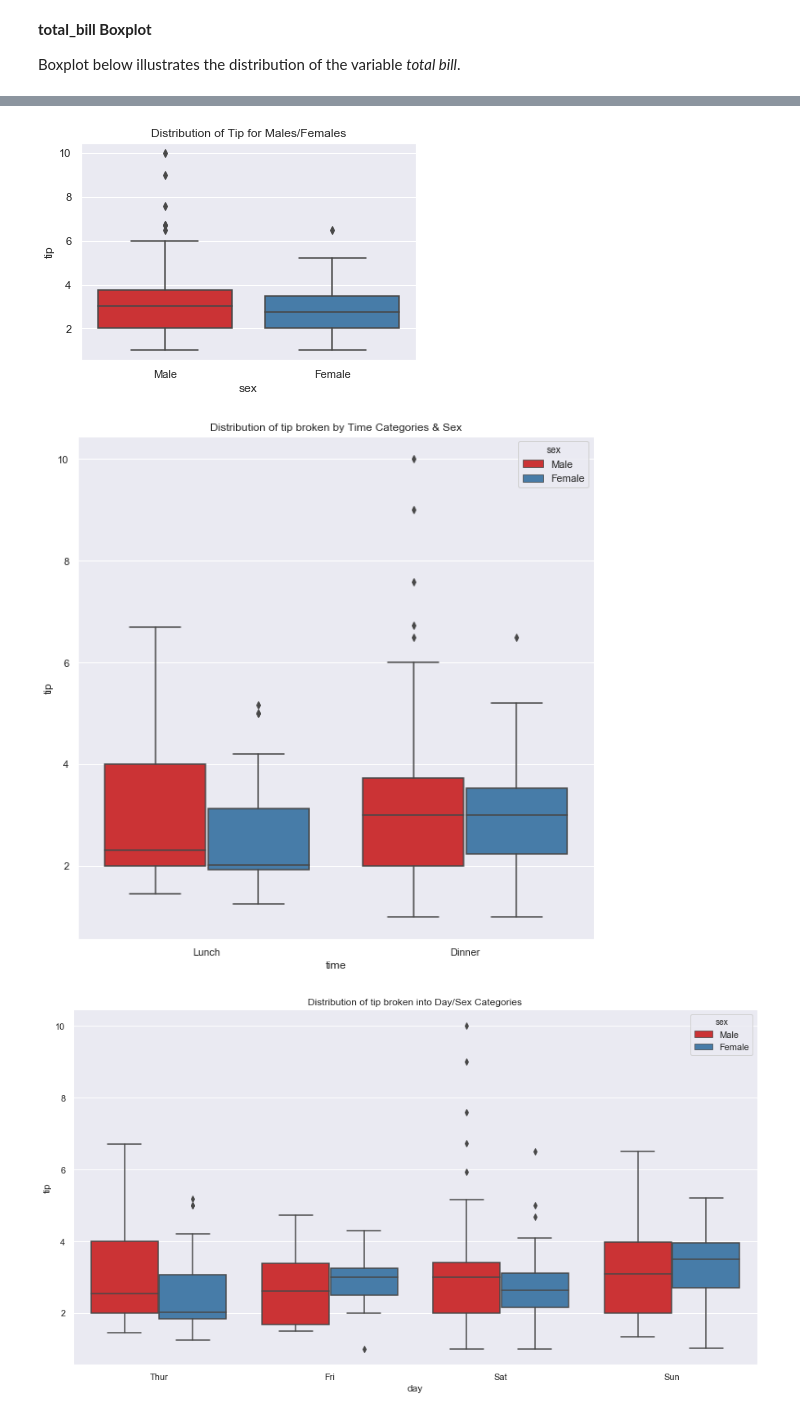
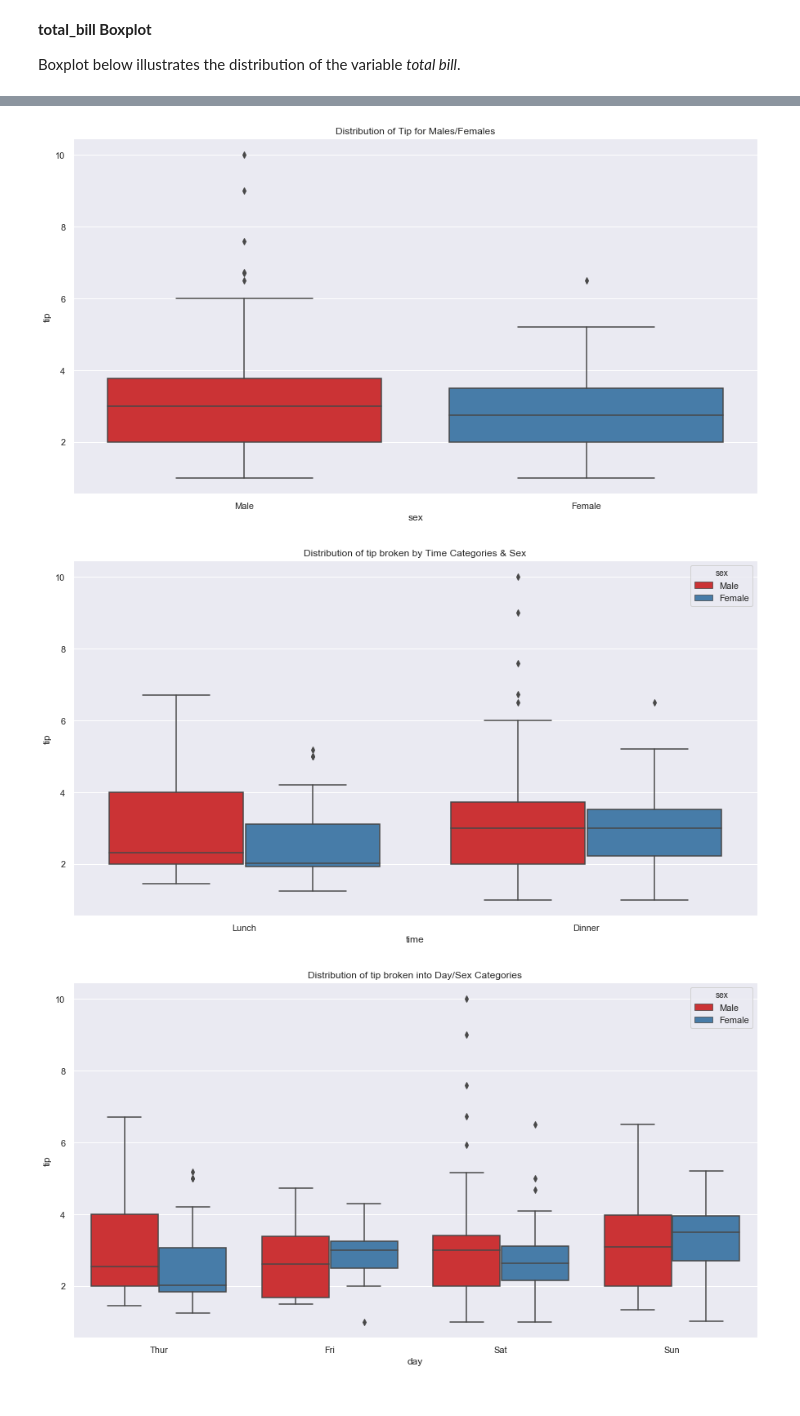
Before and after one commit to edelcorcoran/FDA-Project, a Jupyter notebook: Tips.ipynb, the cells around one changed output, grey strips where cells are left out. Drawn from its saved outputs; the diff is of its cells as text; code cells hidden in the pictures.

```diff
--- a/Tips.ipynb
+++ b/Tips.ipynb
@@ -335,18 +340,21 @@ ax = sns.boxplot(x=tips["tip"]).set_title("Distribution of total_bill")
 # %%
 #Select style of grid
 sns.set(style="darkgrid")
+#Alter plot size
+fig = plt.figure(figsize=(15, 8))
 # Display boxplot with sex on x-axis and tip on y-axis
 ax = sns.boxplot(x="sex", y="tip", palette="Set1", data=tips).set_title("Distribution of Tip for Males/Females")
 # %% [output]
-[figure, old version]
+[figure, new version]
 # %%
 #Select style of grid
 sns.set(style="darkgrid")
-fig=plt.figure(figsize=(10, 10))
+#alter plot size
+fig = plt.figure(figsize=(15, 8))
 # Display boxplot with time on x-axis and tip on y-axis
 ax = sns.boxplot(x="time", y="tip", hue="sex", palette="Set1", data=tips).set_title("Distribution of tip broken by Time Categories & Sex")
 # %% [output]
-[figure, old version]
+[figure, new version]
 # %%
 #Select style of grid
 sns.set(style="darkgrid")
```
Also changed, not shown: parts of 11 cells of this notebook.
